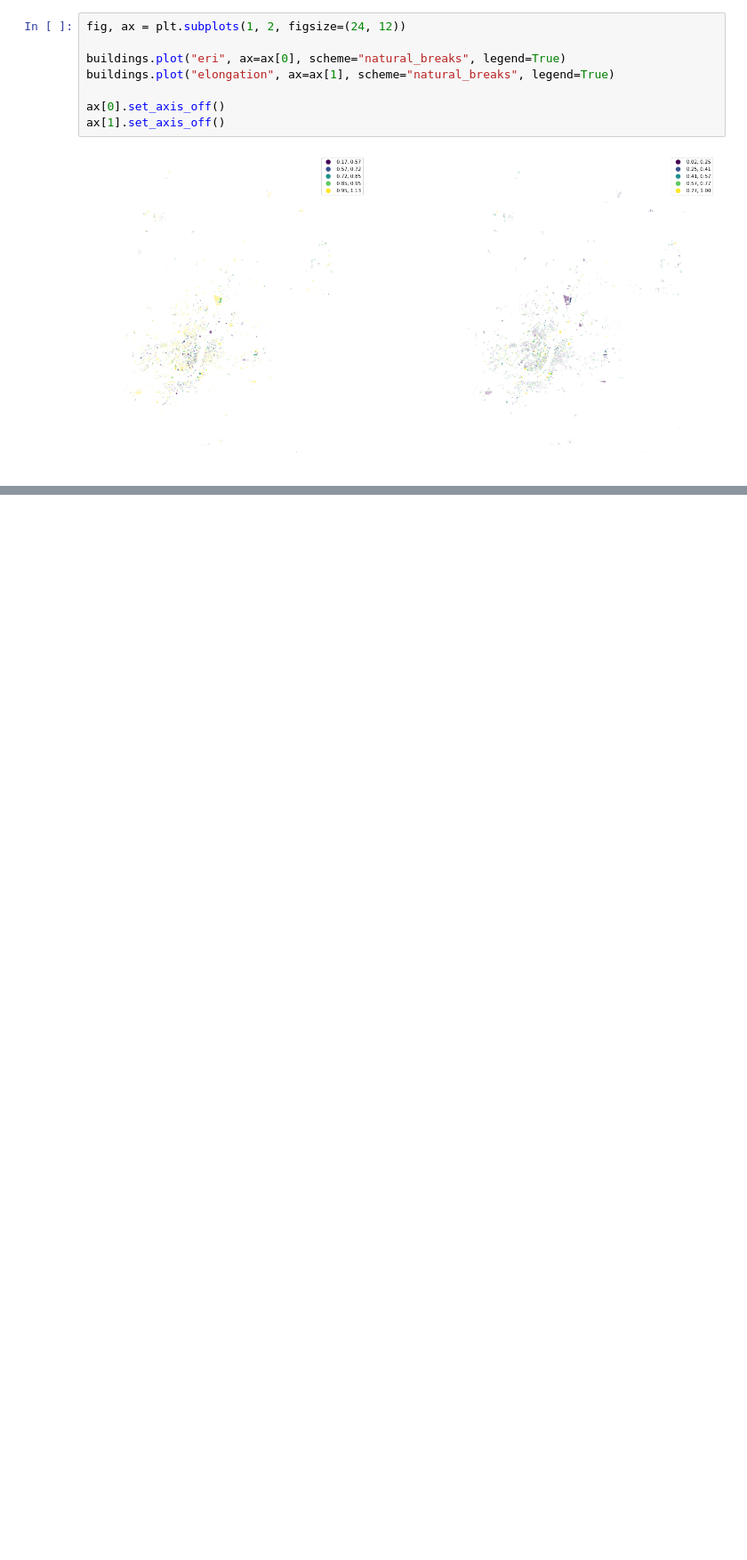
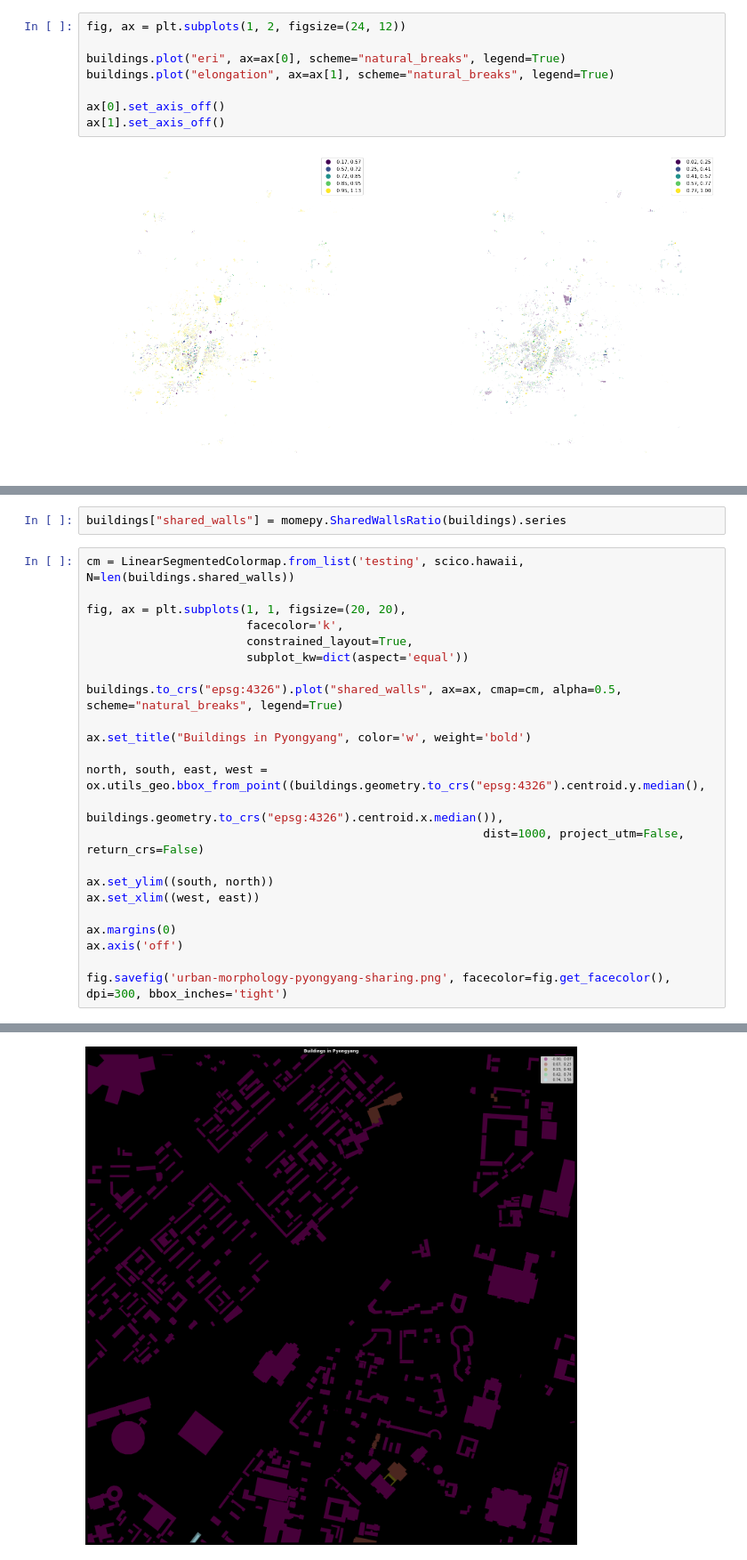
Before and after one commit to asrenninger/tinkering, a Jupyter notebook: python/mome.ipynb, the cells around one changed output, grey strips where cells are left out. Shown at 89% size. Cells and saved outputs as stored; diff of their text form; blank space fills up the shorter version.

```diff
--- a/python/mome.ipynb
+++ b/python/mome.ipynb
@@ -124,0 +129,26 @@ fig.savefig('urban-morphology-pyongyang-elongation.png', facecolor=fig.get_facec
+# %%
+buildings["shared_walls"] = momepy.SharedWallsRatio(buildings).series
+# %%
+cm = LinearSegmentedColormap.from_list('testing', scico.hawaii, N=len(buildings.shared_walls))
+
+fig, ax = plt.subplots(1, 1, figsize=(20, 20),
+                       facecolor='k',
+                       constrained_layout=True,
+                       subplot_kw=dict(aspect='equal'))
+
+buildings.to_crs("epsg:4326").plot("shared_walls", ax=ax, cmap=cm, alpha=0.5, scheme="natural_breaks", legend=True)
+
+ax.set_title("Buildings in Pyongyang", color='w', weight='bold')
+
+north, south, east, west = ox.utils_geo.bbox_from_point((buildings.geometry.to_crs("epsg:4326").centroid.y.median(),
+                                                         buildings.geometry.to_crs("epsg:4326").centroid.x.median()),
+                                                         dist=1000, project_utm=False, return_crs=False)
+
+ax.set_ylim((south, north))
+ax.set_xlim((west, east))
+
+ax.margins(0)
+ax.axis('off')
+
+fig.savefig('urban-morphology-pyongyang-sharing.png', facecolor=fig.get_facecolor(), dpi=300, bbox_inches='tight')
+# %% [output]
@@ -124,0 +158 @@ fig.savefig('urban-morphology-pyongyang-elongation.png', facecolor=fig.get_facec
+[figure, added]
```
Also changed, not shown: parts of 10 cells of this notebook.
